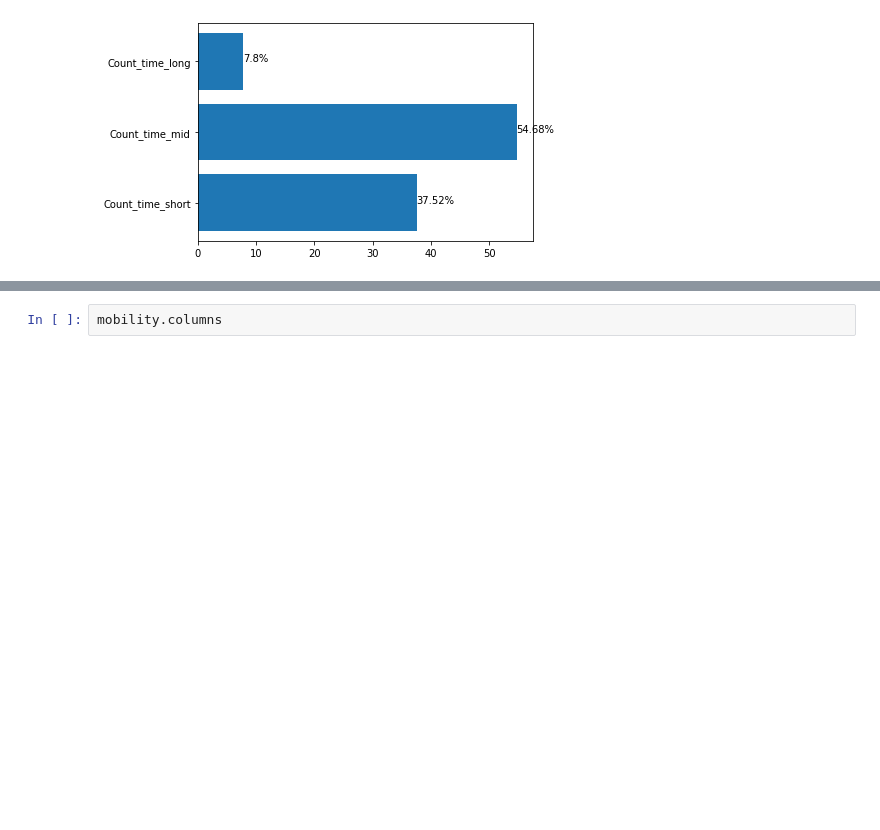
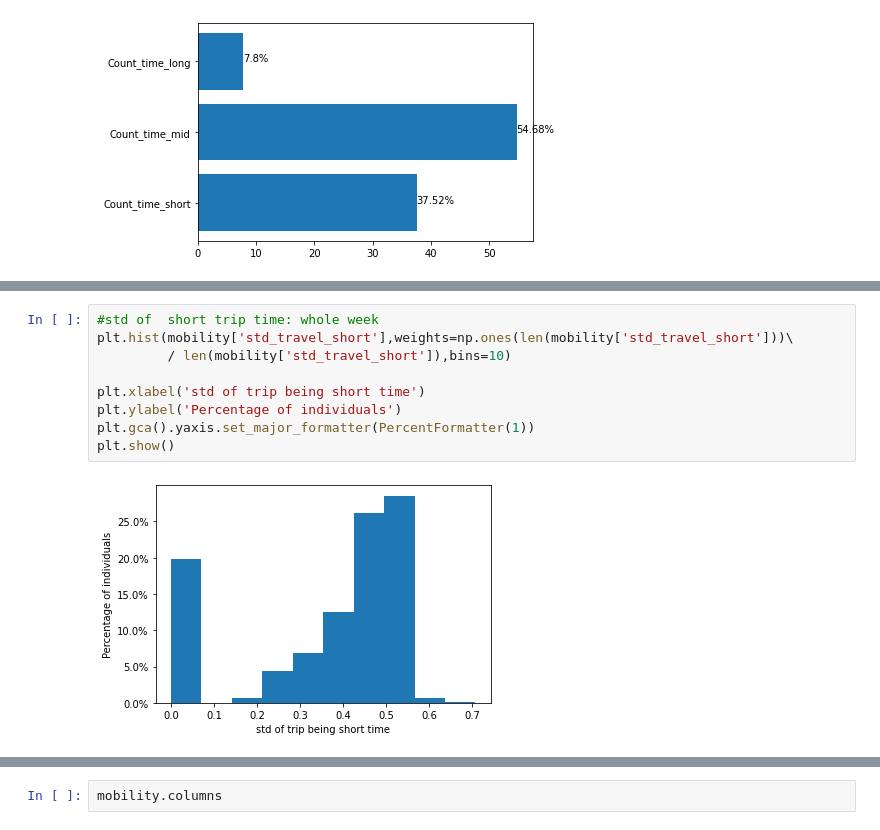
Before and after one commit to arashk1990/covid19mobility, a Jupyter notebook: feature_analysis.ipynb, the cells around one changed output, grey strips where cells are left out. Cells and saved outputs as stored; diff of their text form; blank space fills up the shorter version.

```diff
--- a/feature_analysis.ipynb
+++ b/feature_analysis.ipynb
@@ -440,0 +464,11 @@ plt.show()
+# %%
+#std of  short trip time: whole week
+plt.hist(mobility['std_travel_short'],weights=np.ones(len(mobility['std_travel_short']))\
+         / len(mobility['std_travel_short']),bins=10)
+
+plt.xlabel('std of trip being short time')
+plt.ylabel('Percentage of individuals')
+plt.gca().yaxis.set_major_formatter(PercentFormatter(1))
+plt.show()
+# %% [output]
+[figure, added]
```
Also changed, not shown: parts of 5 cells of this notebook.
